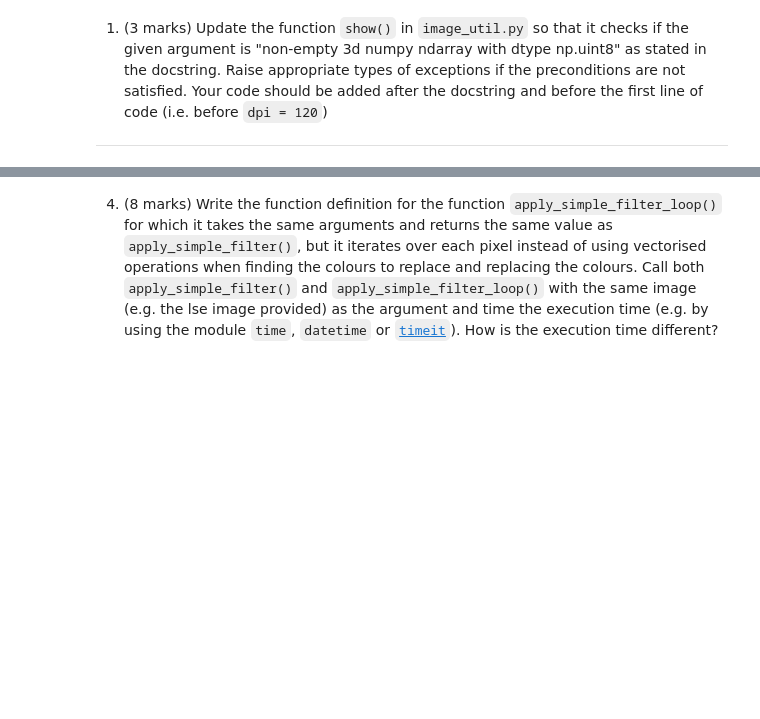
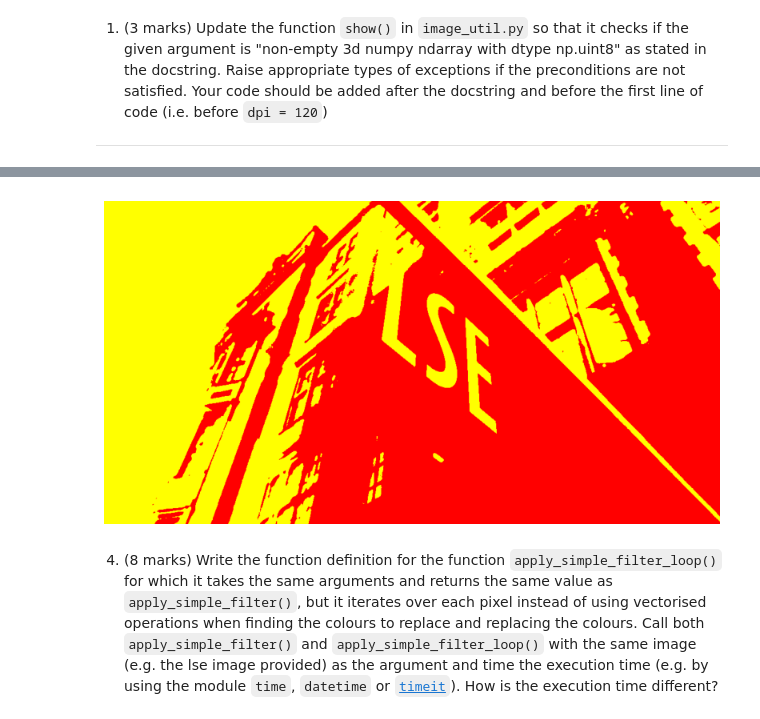
Before and after one commit to crypanon/ST101-Summative-2, a Jupyter notebook: src/image_part_a.ipynb, the cells around one changed output, grey strips where cells are left out. Drawn from its saved outputs; the diff is of its cells as text; code cells hidden in the pictures; blank space fills up the shorter version.

```diff
--- a/src/image_part_a.ipynb
+++ b/src/image_part_a.ipynb
@@ -100,3 +138,42 @@ In part a, we work on some "simpler" parts and/or some simplified versions of th
+# %%
+import numpy as np
+
+def euclidean(array1, array2):
+    return np.sqrt(np.sum(((array1 - array2) ** 2), axis=-1))
+
+def apply_simple_filter(image, colour1, colour2):
+    assert isinstance(image, np.ndarray) and image.shape[-1] == 3 and image.dtype == np.uint8, "Invalid image format"
+    assert isinstance(colour1, np.ndarray) and colour1.shape == (3,) and colour1.dtype == np.uint8, "Invalid colour1 format"
+    assert isinstance(colour2, np.ndarray) and colour2.shape == (3,) and colour2.dtype == np.uint8, "Invalid colour2 format"
+
+    colour1 = colour1.astype(np.float32)
+    colour2 = colour2.astype(np.float32)
+    image = image.astype(np.float32)
+
+    dist_colour1 = euclidean(image, colour1)
+    dist_colour2 = euclidean(image, colour2)
+
+    # Use broadcasting to create a boolean mask for pixels closer to colour1
+    mask = dist_colour1 <= dist_colour2
+
+    # Apply the mask to select pixels from colour1 and colour2
+    result_image = np.zeros_like(image)
+    result_image[mask] = colour1
+    result_image[~mask] = colour2
+
+    return result_image.astype(np.uint8)
+
+# Your existing code for loading and displaying the image remains unchanged
+from image_util import load, show
+
+lse = load('../data/lse.jpg')
+
+filtered_lse = apply_simple_filter(lse, np.array([255, 0, 0], dtype=np.uint8),
+                                   np.array([255, 255, 0], dtype=np.uint8))
+
+show(filtered_lse)
+# %% [output]
+[figure, added]
 # %% [markdown]
 4. (8 marks) Write the function definition for the function `apply_simple_filter_loop()` for which it takes the same arguments and returns the same value as `apply_simple_filter()`, but it iterates over each pixel instead of using vectorised operations when finding the colours to replace and replacing the colours. Call both `apply_simple_filter()` and `apply_simple_filter_loop()` with the same image (e.g. the lse image provided) as the argument and time the execution time (e.g. by using the module `time`, `datetime` or [`timeit`](https://ipython.readthedocs.io/en/stable/interactive/magics.html#magic-timeit)). How is the execution time different?
 # %%
```
Also changed, not shown: parts of 1 cell of this notebook.
